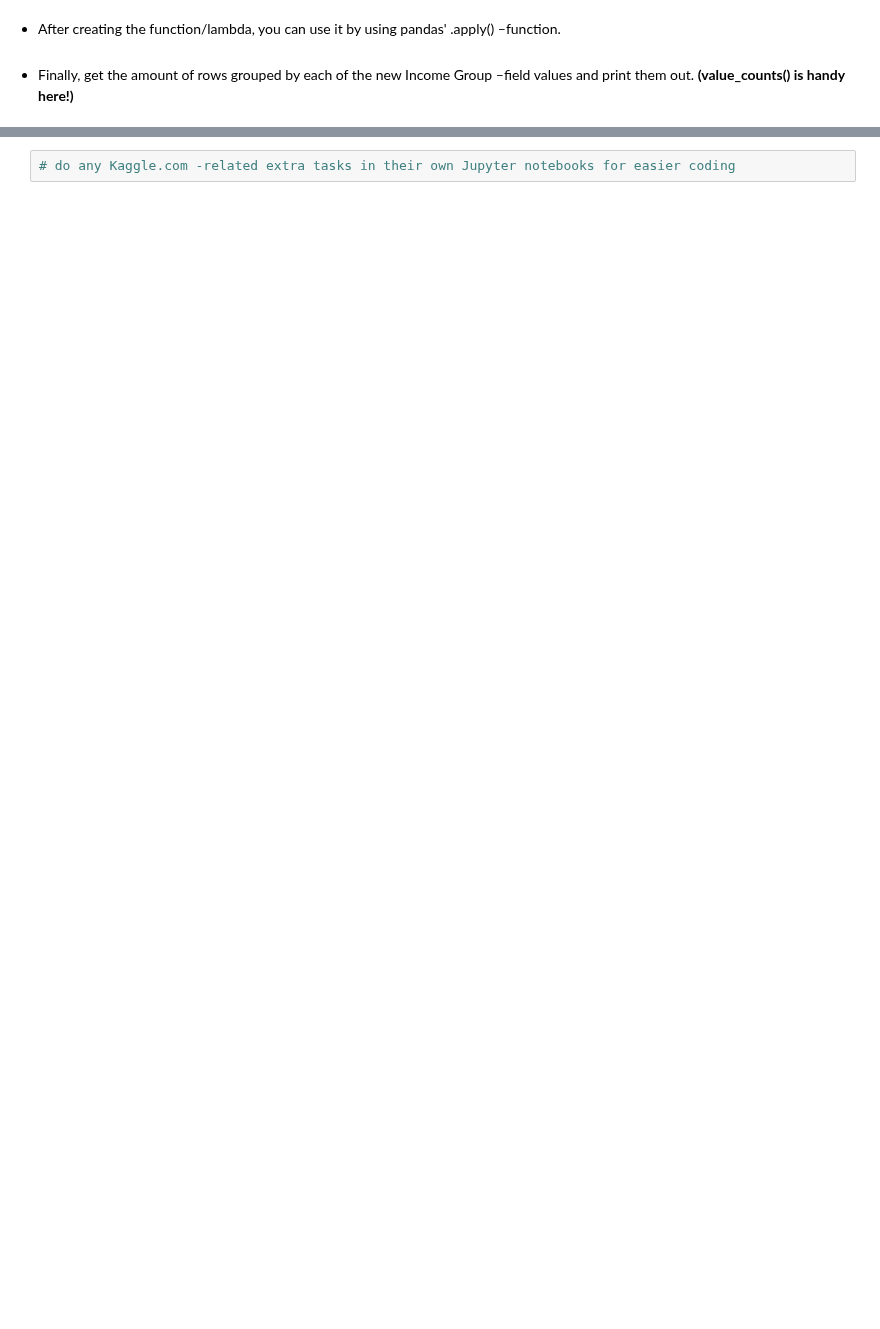
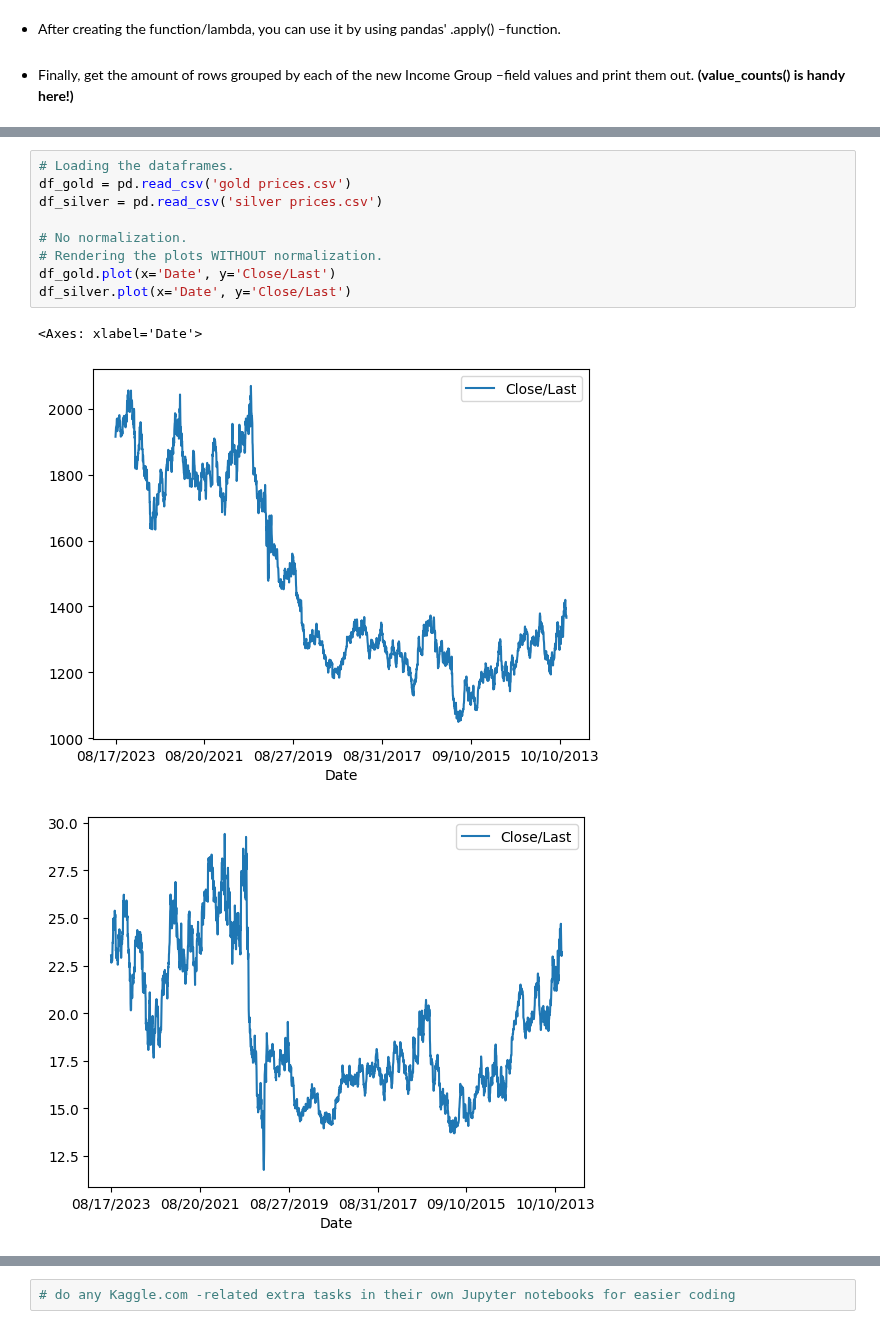
Before and after one commit to jehuhta/Intro_Data_Analytics_Huhta_Jeremy_Spring2025, a Jupyter notebook: Exercises_2_Pandas/DataAnalyticsExerciseSet2.ipynb, the cells around one changed output, grey strips where cells are left out. Cells and saved outputs as stored; diff of their text form; blank space fills up the shorter version.

```diff
--- a/Exercises_2_Pandas/DataAnalyticsExerciseSet2.ipynb
+++ b/Exercises_2_Pandas/DataAnalyticsExerciseSet2.ipynb
@@ -959,3 +1011,16 @@ Get historical prices of both gold and silver, and compare them without and with
 </li>
 </ul>
 <img src="http://srv.plab.fi/~tuomasv/data_analytics_2023_images/exercise_set_2/es2_4.png" />
+# %%
+# Loading the dataframes.
+df_gold = pd.read_csv('gold prices.csv')
+df_silver = pd.read_csv('silver prices.csv')
+
+# No normalization.
+# Rendering the plots WITHOUT normalization.
+df_gold.plot(x='Date', y='Close/Last')
+df_silver.plot(x='Date', y='Close/Last')
+# %% [output]
+<Axes: xlabel='Date'>
+[figure, added]
+[figure, added]
```
Also changed, not shown: parts of 9 cells of this notebook, 2 other files.
